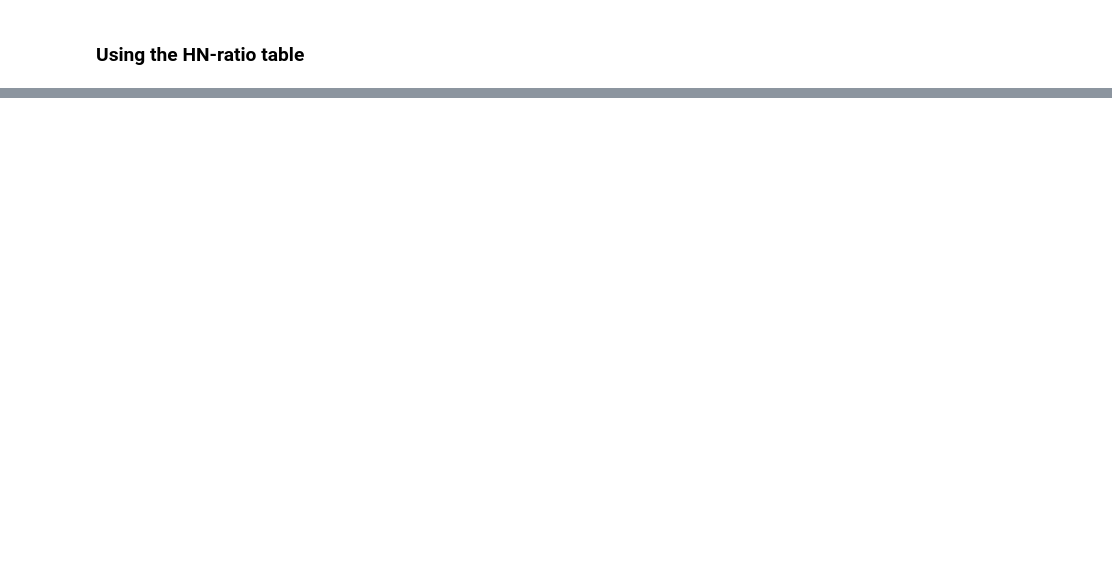
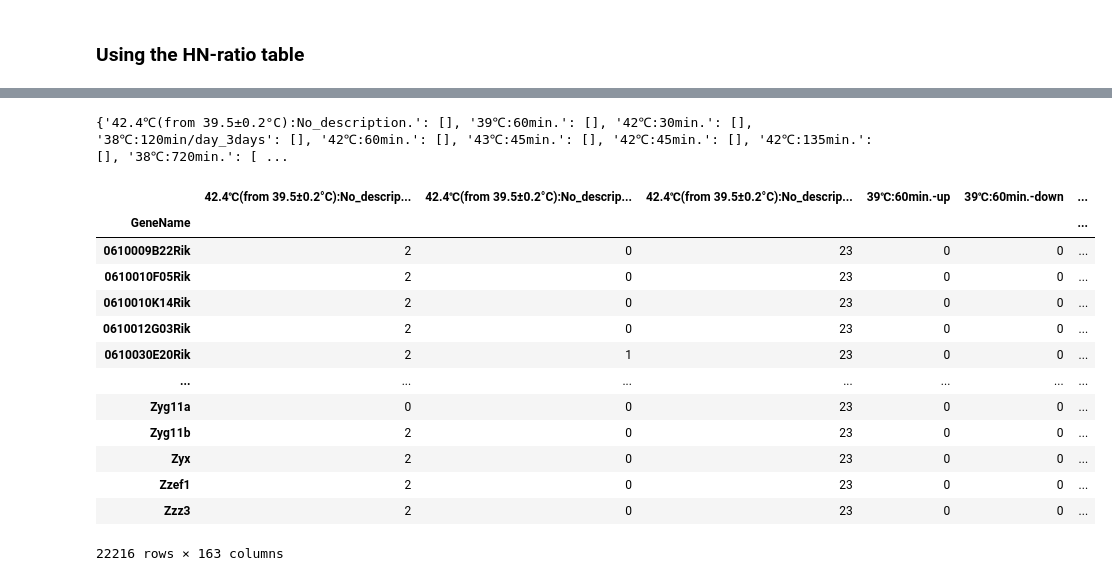
Before and after one commit to yonesora56/HS_code, a Jupyter notebook: 3_stacked_bar_graph/C_condition/HNscore_HN5_condition_type_mouse.ipynb, the cells around one changed output, grey strips where cells are left out. Cells and saved outputs as stored; diff of their text form; code cells hidden in the pictures; blank space fills up the shorter version.

```diff
--- a/3_stacked_bar_graph/C_condition/HNscore_HN5_condition_type_mouse.ipynb
+++ b/3_stacked_bar_graph/C_condition/HNscore_HN5_condition_type_mouse.ipynb
@@ -103,3 +64,53 @@ temp
+# %%
+sample_list = df1.columns.unique()
+column_types = {col: [] for col in sample_list}
+print(column_types)
+# %% [output]
+{'42.4℃(from 39.5±0.2°C):No_description.': [], '39℃:60min.': [], '42℃:30min.': [], '38℃:120min/day_3days': [], '42℃:60min.': [], '43℃:45min.': [], '42℃:45min.': [], '42℃:135min.': [], '38℃:720min.': [ ...
+# %%
+temp = pd.DataFrame()
+
+# Extract unique column name
+sample_list = df1.columns.unique()
+
+for col in sample_list:  # distinct UP, DOWN, ALL from df1
+    thre = df1.filter(like = col)>=5
+    temp[col + '-up' ] = thre.sum(axis=1)
+    thre = df1.filter(like = col)<=1/5
+    temp[col + '-down' ] = thre.sum(axis=1)
+    thre = df1.filter(like = col) >= 0
+    temp[col  + '-all'] = thre.sum(axis=1)
+
+all_columns = temp.filter(regex='-all$')  #ALL pair (for check)
+temp["all(check)"] = all_columns.sum(axis=1)
+
+thre =df1>= 0  # ALL pair
+temp["all"] = thre.sum(axis=1)
+
+for word in sample_list:
+    temp["unchange_" + word] = temp[word + "-all"] - temp[word + "-up"] - temp[word + "-down"] # unchnage
+    temp["HN5_" + word] =  temp[word + "-up"] - temp[word + "-down"] #HN-score (threshold 5)
+
+
+total_columns = temp.filter(regex='^HN5')  #Total_HN-score
+temp["Total_HN-score"] = total_columns.sum(axis=1)
+
+temp
+# %% [output]
+|  | 42.4℃(from 39.5±0.2°C):No_descrip... | 42.4℃(from 39.5±0.2°C):No_descrip... | 42.4℃(from 39.5±0.2°C):No_descrip... | 39℃:60min.-up | 39℃:60min.-down | ... |
+| GeneName |  |  |  |  |  | ... |
+| 0610009B22Rik | 2 | 0 | 23 | 0 | 0 | ... |
+| 0610010F05Rik | 2 | 0 | 23 | 0 | 0 | ... |
+| 0610010K14Rik | 2 | 0 | 23 | 0 | 0 | ... |
+| 0610012G03Rik | 2 | 0 | 23 | 0 | 0 | ... |
+| 0610030E20Rik | 2 | 1 | 23 | 0 | 0 | ... |
+| ... | ... | ... | ... | ... | ... | ... |
+| Zyg11a | 0 | 0 | 23 | 0 | 0 | ... |
+| Zyg11b | 2 | 0 | 23 | 0 | 0 | ... |
+| Zyx | 2 | 0 | 23 | 0 | 0 | ... |
+| Zzef1 | 2 | 0 | 23 | 0 | 0 | ... |
+| Zzz3 | 2 | 0 | 23 | 0 | 0 | ... |
+22216 rows × 163 columns
 # %%
 tempHN5= temp.sort_values(by= "Total_HN-score", ascending=False)
 tempHN5
```
Also changed, not shown: parts of 9 cells of this notebook, 15 other files.
